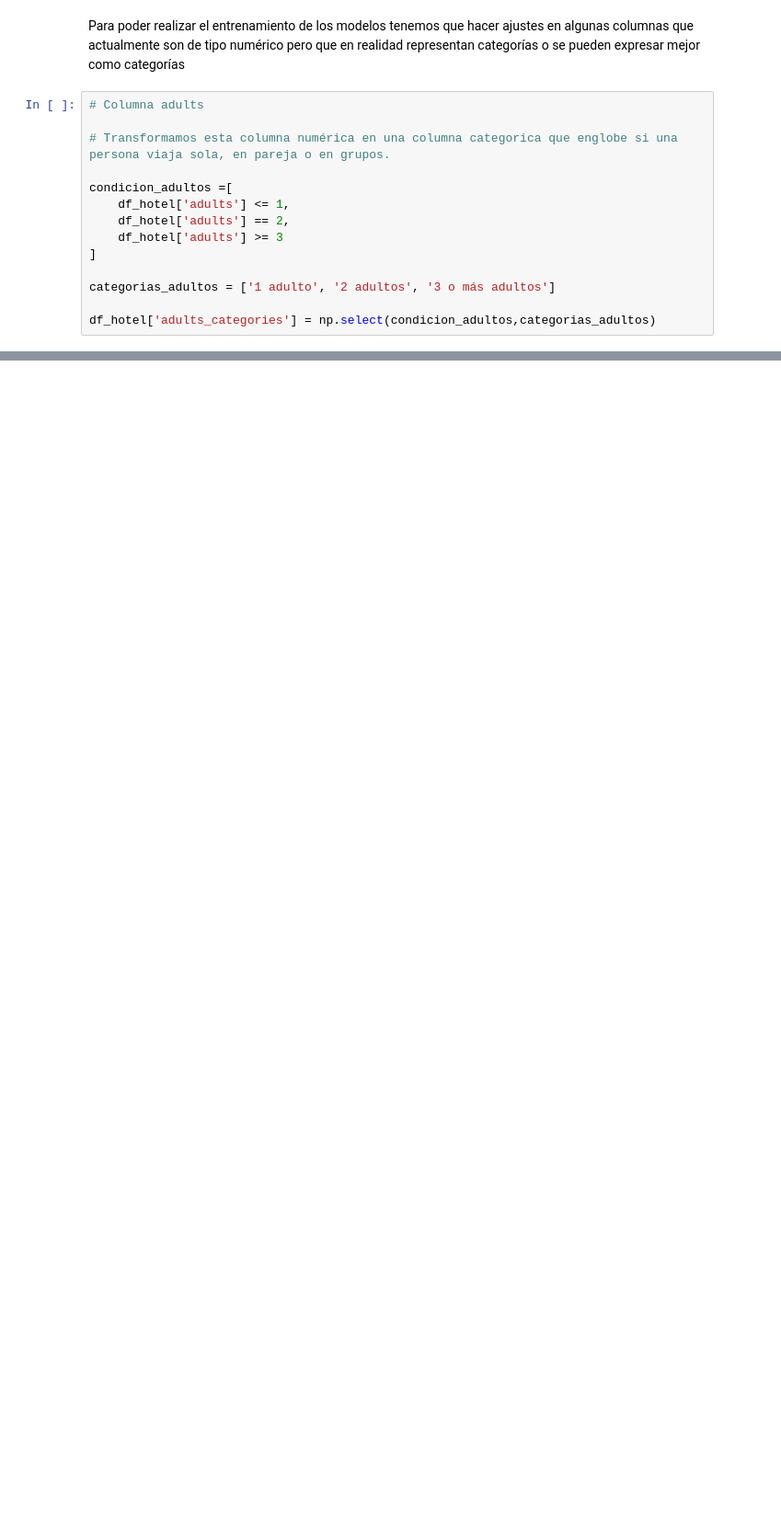
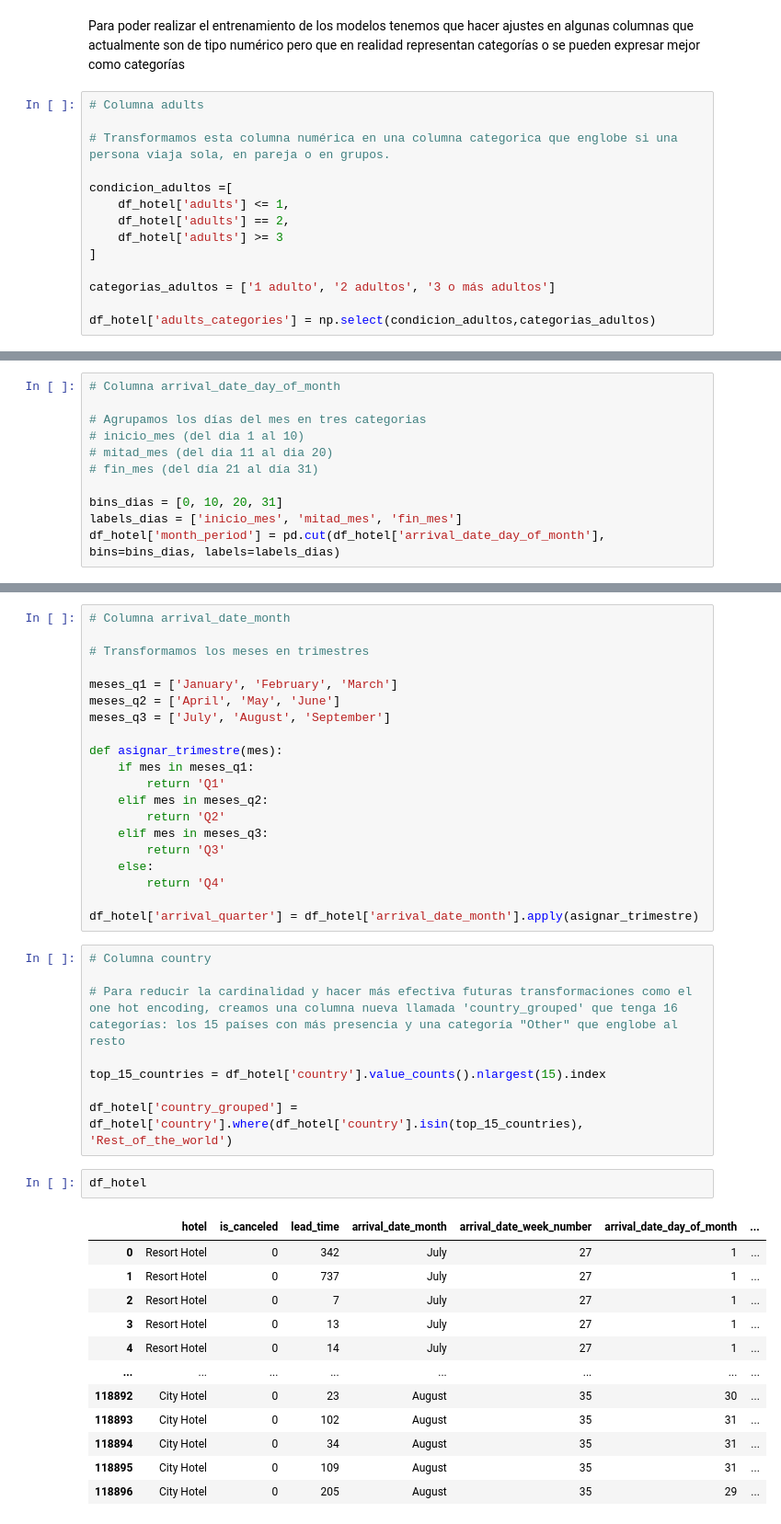
Before and after one commit to Victorh1397/proyecto-final-ml, a Jupyter notebook: notebooks/exploracion/ingenieria_de_caracteristicas.ipynb, the cells around one changed output, grey strips where cells are left out. Shown at 92% size. Drawn from its saved outputs; the diff is of its cells as text; blank space fills up the shorter version.

Commit message:
Create new columns in the notebook 'ingenieria_de_caracteristicas' to group data according to business logic

```diff
--- a/notebooks/exploracion/ingenieria_de_caracteristicas.ipynb
+++ b/notebooks/exploracion/ingenieria_de_caracteristicas.ipynb
@@ -94,0 +102,11 @@ df_hotel['adults_categories'] = np.select(condicion_adultos,categorias_adultos)
+# %%
+# Columna arrival_date_day_of_month
+
+# Agrupamos los días del mes en tres categorias
+# inicio_mes (del dia 1 al 10)
+# mitad_mes (del dia 11 al dia 20)
+# fin_mes (del día 21 al día 31)
+
+bins_dias = [0, 10, 20, 31]
+labels_dias = ['inicio_mes', 'mitad_mes', 'fin_mes']
+df_hotel['month_period'] = pd.cut(df_hotel['arrival_date_day_of_month'], bins=bins_dias, labels=labels_dias)
@@ -94,0 +130,43 @@ df_hotel['adults_categories'] = np.select(condicion_adultos,categorias_adultos)
+# %%
+# Columna arrival_date_month
+
+# Transformamos los meses en trimestres
+
+meses_q1 = ['January', 'February', 'March']
+meses_q2 = ['April', 'May', 'June']
+meses_q3 = ['July', 'August', 'September']
+
+def asignar_trimestre(mes):
+    if mes in meses_q1:
+        return 'Q1'
+    elif mes in meses_q2:
+        return 'Q2'
+    elif mes in meses_q3:
+        return 'Q3'
+    else:
+        return 'Q4'
+
+df_hotel['arrival_quarter'] = df_hotel['arrival_date_month'].apply(asignar_trimestre)
+# %%
+# Columna country
+
+# Para reducir la cardinalidad y hacer más efectiva futuras transformaciones como el one hot encoding, creamos una columna nueva llamada 'country_grouped' que tenga 16 categorías: los 15 países con más presencia y una categoría "Other" que englobe al resto
+
+top_15_countries = df_hotel['country'].value_counts().nlargest(15).index
+
+df_hotel['country_grouped'] = df_hotel['country'].where(df_hotel['country'].isin(top_15_countries), 'Rest_of_the_world')
+# %%
+df_hotel
+# %% [output]
+|  | hotel | is_canceled | lead_time | arrival_date_month | arrival_date_week_number | arrival_date_day_of_month | ... |
+| 0 | Resort Hotel | 0 | 342 | July | 27 | 1 | ... |
+| 1 | Resort Hotel | 0 | 737 | July | 27 | 1 | ... |
+| 2 | Resort Hotel | 0 | 7 | July | 27 | 1 | ... |
+| 3 | Resort Hotel | 0 | 13 | July | 27 | 1 | ... |
+| 4 | Resort Hotel | 0 | 14 | July | 27 | 1 | ... |
+| ... | ... | ... | ... | ... | ... | ... | ... |
+| 118892 | City Hotel | 0 | 23 | August | 35 | 30 | ... |
+| 118893 | City Hotel | 0 | 102 | August | 35 | 31 | ... |
+| 118894 | City Hotel | 0 | 34 | August | 35 | 31 | ... |
+| 118895 | City Hotel | 0 | 109 | August | 35 | 31 | ... |
+| 118896 | City Hotel | 0 | 205 | August | 35 | 29 | ... |
```
Also changed, not shown: parts of 3 cells of this notebook.
